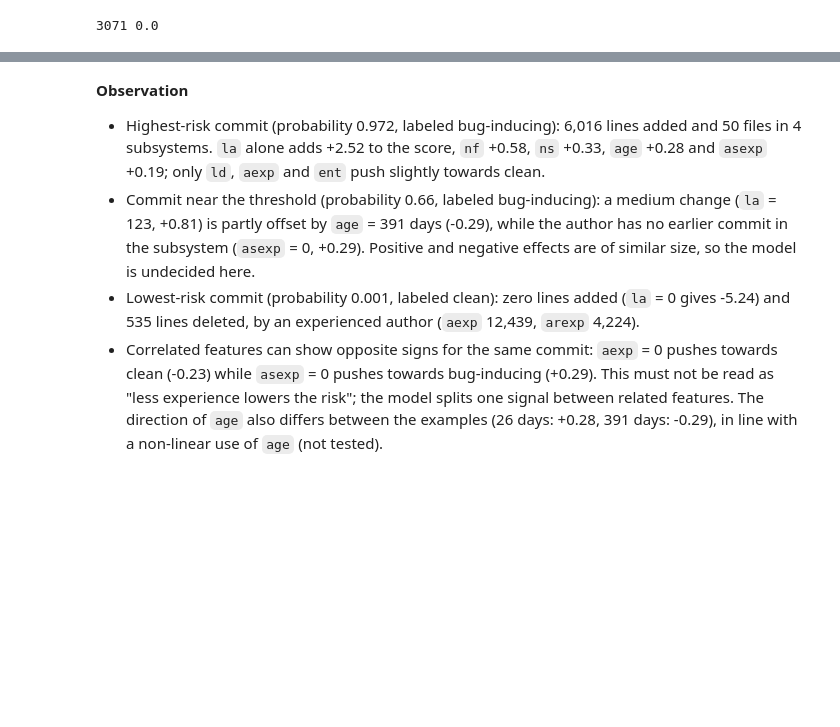
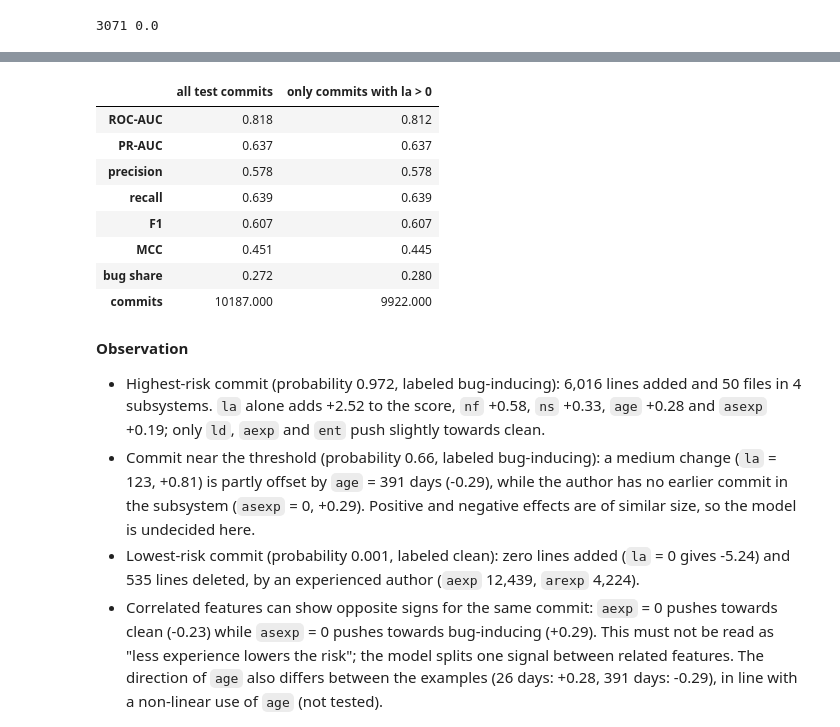
Before and after one commit to hangelaa/commit-wise, a Jupyter notebook: notebooks/06_explainability.ipynb, the cells around one changed output, grey strips where cells are left out. Saved outputs shown, nothing was run; the diff lists cells and outputs as text; code cells hidden in the pictures; blank space fills up the shorter version.

```diff
--- a/notebooks/06_explainability.ipynb
+++ b/notebooks/06_explainability.ipynb
@@ -167,3 +175,26 @@ print(len(no_added), round(no_added[LABEL].mean(), 3))
+# %%
+from src.evaluation.metrics import evaluate
+
+test_with_lines = test[test["la"] > 0]
+p_all = model.predict_proba(test[FEATURES])[:, 1]
+p_with = model.predict_proba(test_with_lines[FEATURES])[:, 1]
+
+robust = pd.DataFrame({
+    "all test commits": evaluate(test[LABEL], p_all, threshold=0.66),
+    "only commits with la > 0": evaluate(test_with_lines[LABEL], p_with, threshold=0.66),
+})
+robust.loc["commits"] = [len(test), len(test_with_lines)]
+robust.round(3)
+# %% [output]
+|  | all test commits | only commits with la > 0 |
+| ROC-AUC | 0.818 | 0.812 |
+| PR-AUC | 0.637 | 0.637 |
+| precision | 0.578 | 0.578 |
+| recall | 0.639 | 0.639 |
+| F1 | 0.607 | 0.607 |
+| MCC | 0.451 | 0.445 |
+| bug share | 0.272 | 0.280 |
+| commits | 10187.000 | 9922.000 |
 # %% [markdown]
 **Observation**
 - Highest-risk commit (probability 0.972, labeled bug-inducing): 6,016 lines added and 50 files in 4 subsystems. `la` alone adds +2.52 to the score, `nf` +0.58, `ns` +0.33, `age` +0.28 and `asexp` +0.19; only `ld`, `aexp` and `ent` push slightly towards clean.
```
Also changed, not shown: parts of 4 cells of this notebook, 1 other file.
